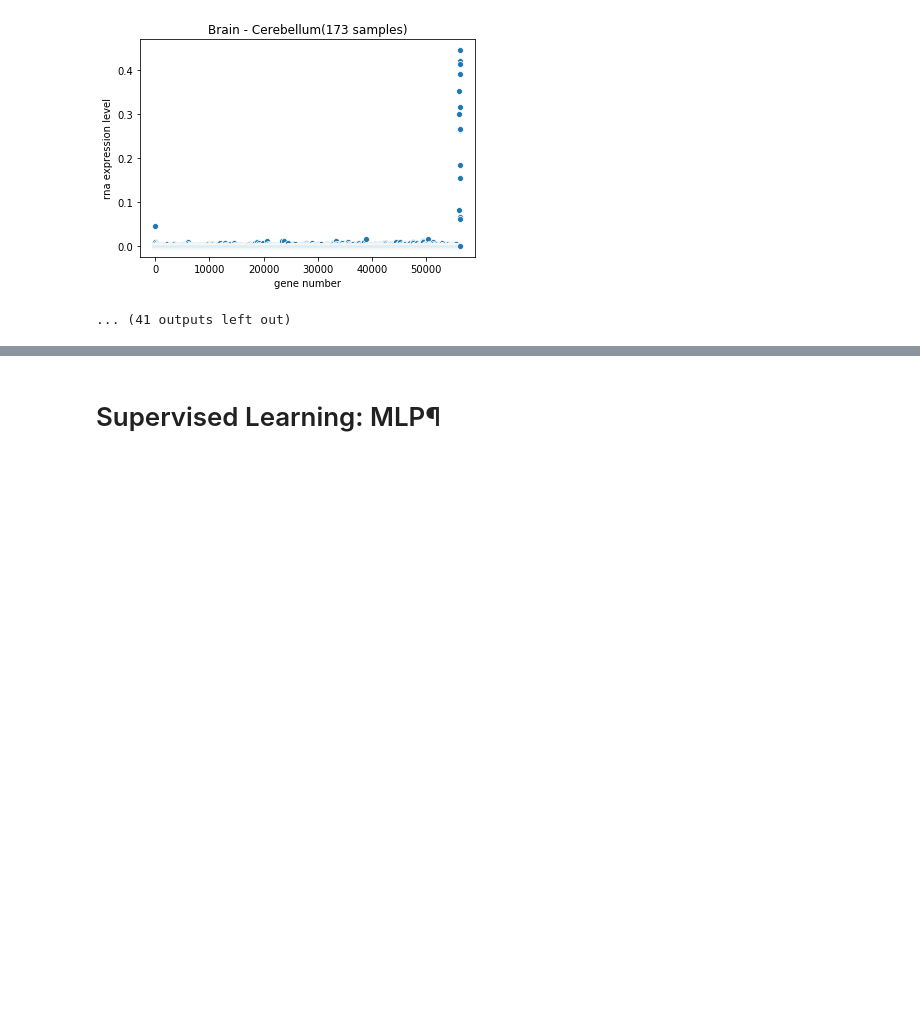
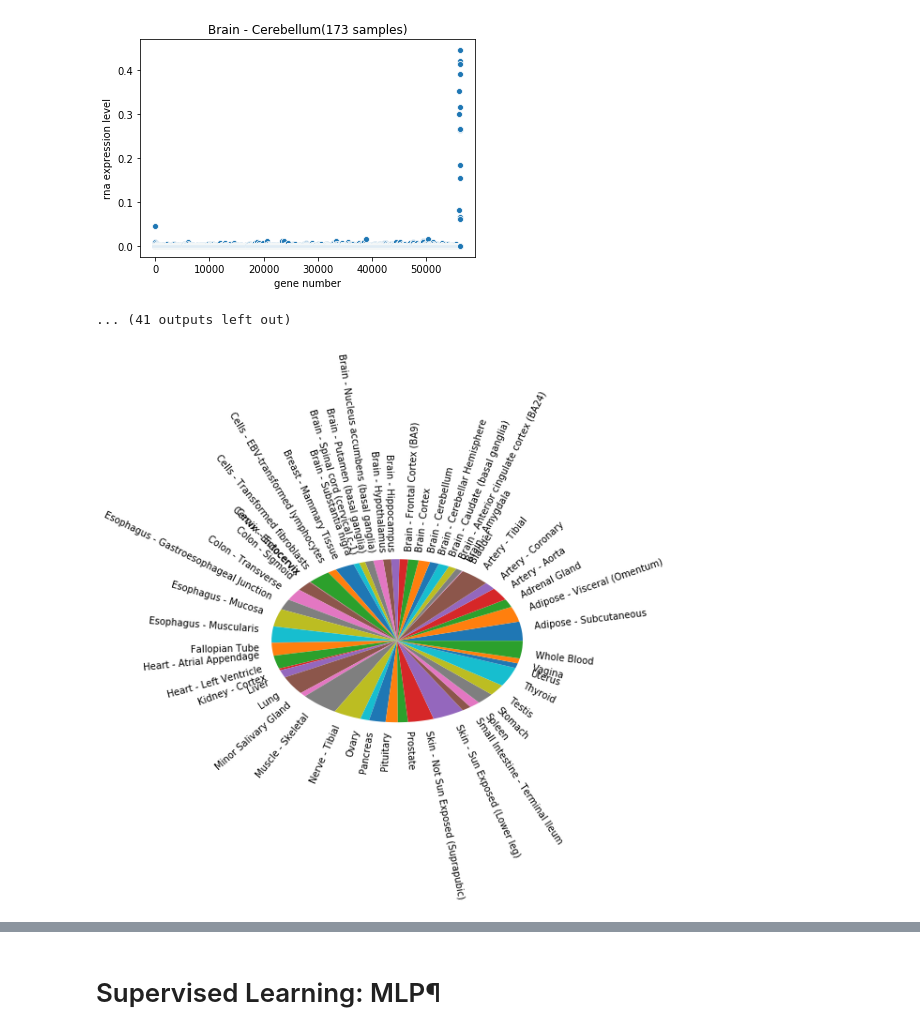
Before and after one commit to csheare/pearlhacks2019, a Jupyter notebook: Big Data and Biology.ipynb, the cells around one changed output, grey strips where cells are left out. Cells and saved outputs as stored; diff of their text form; code cells hidden in the pictures; blank space fills up the shorter version.

```diff
--- a/Big Data and Biology.ipynb
+++ b/Big Data and Biology.ipynb
@@ -67,6 +98,12 @@ for tissue in data.keys():
 [figure]
 [figure]
 ... (41 outputs left out)
+# %%
+# Plot
+plt.pie(tissue_dict.values(), labels=tissue_dict.keys(), rotatelabels=True)
+plt.show()
+# %% [output]
+[figure, added]
 # %%
 for tissue in data.keys():
     rna_expression = []
```
Also changed, not shown: parts of 14 cells of this notebook.
